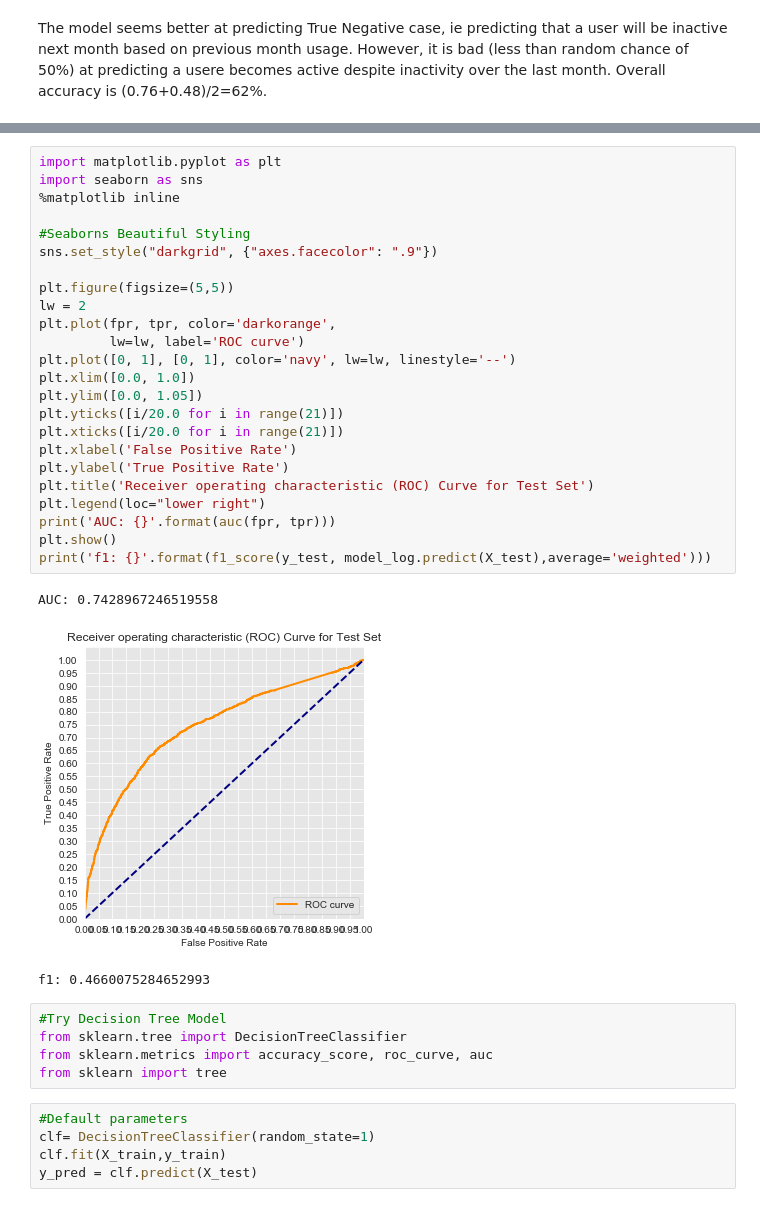
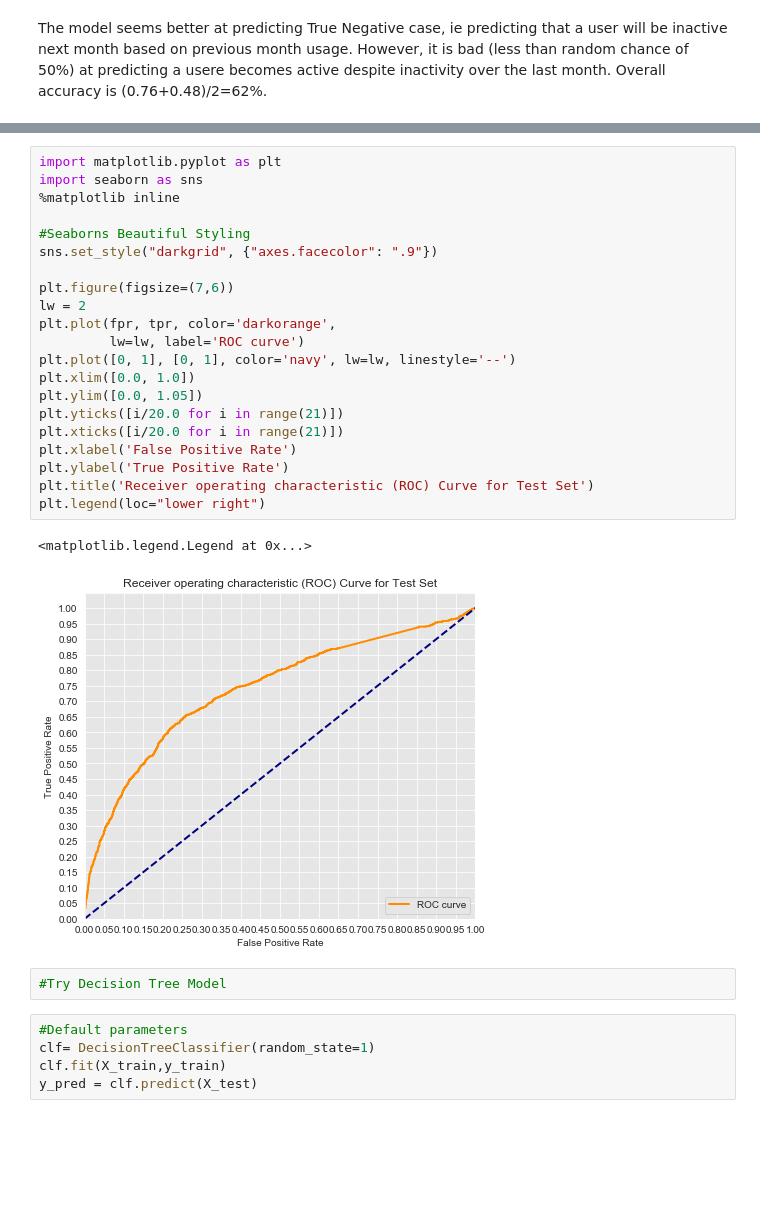
Before and after one commit to alexxlu/dsc-3-final-project-online-ds-pt-100118, a Jupyter notebook: combo.ipynb, the cells around one changed output, grey strips where cells are left out. Drawn from its saved outputs; the diff is of its cells as text; blank space fills up the shorter version.

```diff
--- a/combo.ipynb
+++ b/combo.ipynb
@@ -368,36 +354,29 @@ train_fpr, train_tpr, thresholds = roc_curve(y_train, y_train_score)
 # %%
 import matplotlib.pyplot as plt
 import seaborn as sns
 %matplotlib inline
 
 #Seaborns Beautiful Styling
 sns.set_style("darkgrid", {"axes.facecolor": ".9"})
 
-plt.figure(figsize=(5,5))
+plt.figure(figsize=(7,6))
 lw = 2
 plt.plot(fpr, tpr, color='darkorange',
          lw=lw, label='ROC curve')
 plt.plot([0, 1], [0, 1], color='navy', lw=lw, linestyle='--')
 plt.xlim([0.0, 1.0])
 plt.ylim([0.0, 1.05])
 plt.yticks([i/20.0 for i in range(21)])
 plt.xticks([i/20.0 for i in range(21)])
 plt.xlabel('False Positive Rate')
 plt.ylabel('True Positive Rate')
 plt.title('Receiver operating characteristic (ROC) Curve for Test Set')
 plt.legend(loc="lower right")
-print('AUC: {}'.format(auc(fpr, tpr)))
-plt.show()
-print('f1: {}'.format(f1_score(y_test, model_log.predict(X_test),average='weighted')))
 # %% [output]
-AUC: 0.7428967246519558
+<matplotlib.legend.Legend at 0x...>
-[figure, old version]
+[figure, new version]
-f1: 0.4660075284652993
-# %%
-#Try Decision Tree Model
-from sklearn.tree import DecisionTreeClassifier
-from sklearn.metrics import accuracy_score, roc_curve, auc
-from sklearn import tree
+# %%
+#Try Decision Tree Model
 # %%
 #Default parameters
 clf= DecisionTreeClassifier(random_state=1)
```
Also changed, not shown: parts of 42 cells of this notebook, 19 other files.
